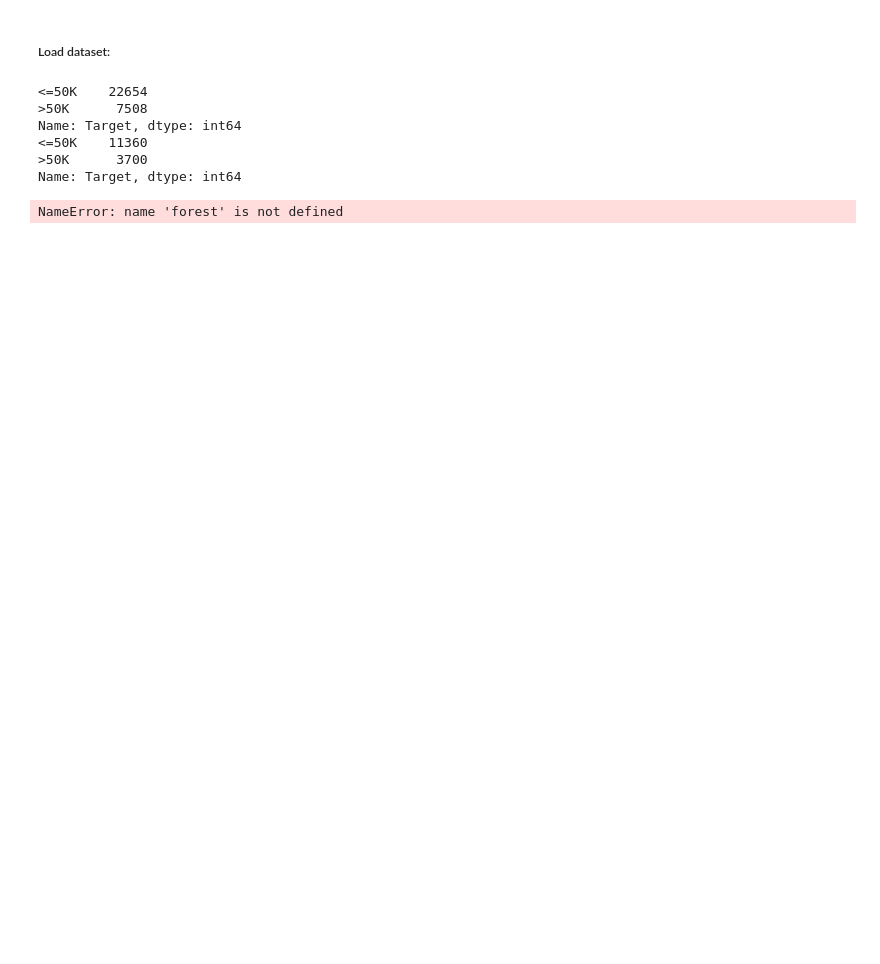
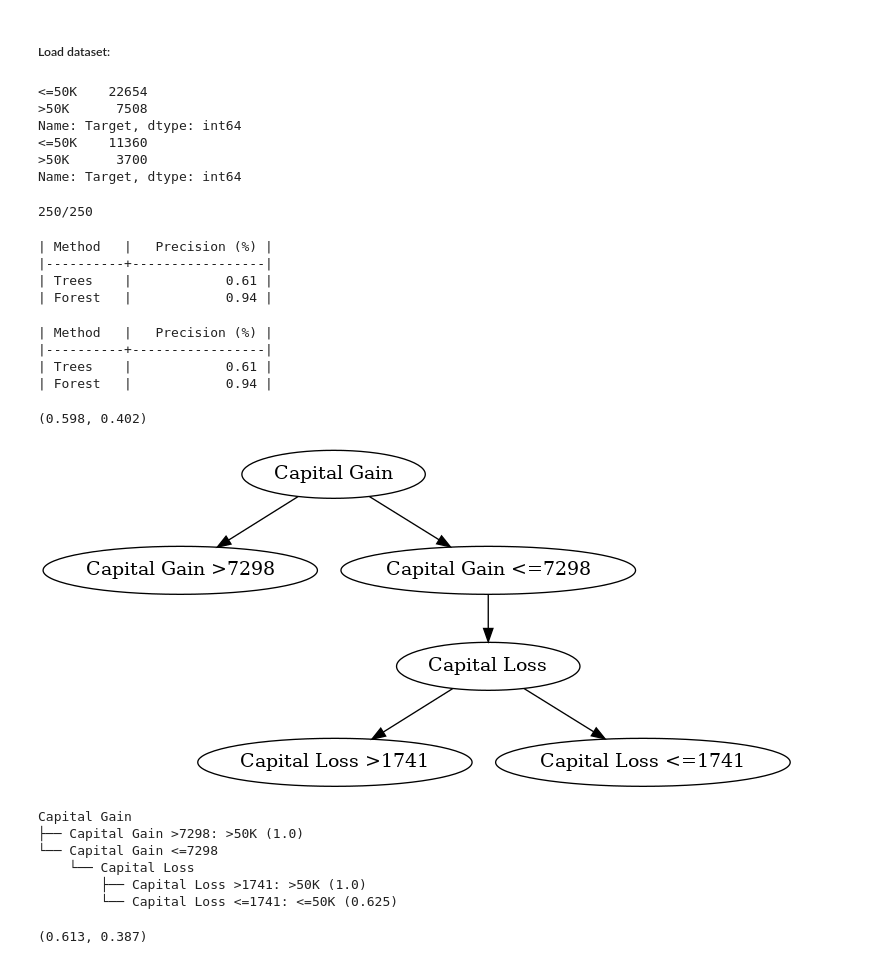
Before and after one commit to ysraell/random-forest-lab, a Jupyter notebook: RFCPY/exemplo2.ipynb, the cells around one changed output. Drawn from its saved outputs; the diff is of its cells as text; code cells hidden in the pictures; blank space fills up the shorter version.

```diff
--- a/RFCPY/exemplo2.ipynb
+++ b/RFCPY/exemplo2.ipynb
@@ -302,7 +302,13 @@ def predict(inst,tree):
                 childs[0] = temp
 
             vk = float(childs[1].split('>')[1])
-            valor = float(str(inst[node]))
+
+            if ('>' in node):
+                valor = float(str(inst[node.split('>')[0][:-1]]))
+            elif ('<=' in node):
+                valor = float(str(inst[node.split('<')[0][:-1]]))
+            else:
+                valor = float(str(inst[node]))
             if (valor > vk):
                 tree = tree[node][childs[1]]
                 prediction = None
@@ -375,7 +381,7 @@ def test_step(arg,tree):
             NO += 1
     YES = YES / len(arg)
     NO = NO / len(arg)
-    print("YES: "+str(YES)+'. NO: '+str(NO)+'.')
+    #print("YES: "+str(YES)+'. NO: '+str(NO)+'.')
     return YES,NO
 
 def test_step_forest(arg,forest):
@@ -389,7 +395,7 @@ def test_step_forest(arg,forest):
             NO += 1
     YES = YES / len(arg)
     NO = NO / len(arg)
-    print("YES: "+str(YES)+'. NO: '+str(NO)+'.')
+    #print("YES: "+str(YES)+'. NO: '+str(NO)+'.')
     return YES,NO
 
 # Bagging functions:
@@ -406,21 +412,13 @@ def amostra_dados(dados,n_samples):
     dados2 = dados.loc[dados[Target]==Labels[0]].sample(int(n_samples/2))
     dados2 = dados2.append(dados.loc[dados[Target]==Labels[1]].sample(int(n_samples/2)), ignore_index=True).reset_index(drop=True)
     return formata_dados(dados2)
-# %% [output]
-NameError: name 'forest' is not defined
 # %%
 n_samples=40
 forest = list()
-M = 100
+M = 250
 for m in range(0,M):
-    print(str(m+1)+'/'+str(M))
+    print(str(m+1)+'/'+str(M), end='\r')
     train_bag = amostra_dados(train_data,n_samples)
     forest.append(buildtree(train_bag,T_pro=0.8, T_pro_num=0.8))
+# %% [output]
+250/250
-# %%
-s=0
-for tree in forest:
-    s+=1
-    print("\n\n")
-    print("------------------------")
-    print("Tree number: "+str(s))
-    mostra_tree(tree)
@@ -442,9 +438,46 @@ std_tree = round(values_tree[:,0].std(),4)
 print("\n")
 print(tb([['Trees', "{:.2f}".format(mean_tree)], ['Forest ', "{:.2f}".format(values_forest[0])]],
           headers=["Method", "Precision (%)"], tablefmt='orgtbl'))
+# %% [output]
+| Method   |   Precision (%) |
+|----------+-----------------|
+| Trees    |            0.61 |
+| Forest   |            0.94 |
 # %%
 mean_tree = round(values_tree[:,0].mean(),4)
 std_tree = round(values_tree[:,0].std(),4)
 print("\n")
 print(tb([['Trees', "{:.2f}".format(mean_tree)], ['Forest ', "{:.2f}".format(values_forest[0])]],
           headers=["Method", "Precision (%)"], tablefmt='orgtbl'))
+# %% [output]
+| Method   |   Precision (%) |
+|----------+-----------------|
+| Trees    |            0.61 |
+| Forest   |            0.94 |
+# %%
+size_tree = np.empty((M,1))
+m=0
+for tree in forest:
+    size_tree[m] = len(str(tree))
+    m+=1
+# %%
+test_step(test_bag,forest[size_tree.argmin()])
+# %% [output]
+(0.598, 0.402)
+# %%
+mostra_tree_graph(forest[size_tree.argmin()])
+# %% [output]
+[figure, added]
+# %%
+mostra_tree(forest[size_tree.argmin()])
+# %% [output]
+Capital Gain
+├── Capital Gain >7298: >50K (1.0)
+└── Capital Gain <=7298
+    └── Capital Loss
+        ├── Capital Loss >1741: >50K (1.0)
+        └── Capital Loss <=1741: <=50K (0.625)
+# %%
+test_step(test_bag,forest[size_tree.argmax()])
+# %% [output]
+(0.613, 0.387)
```
Also changed, not shown: parts of 5 cells of this notebook, 2 other files.
